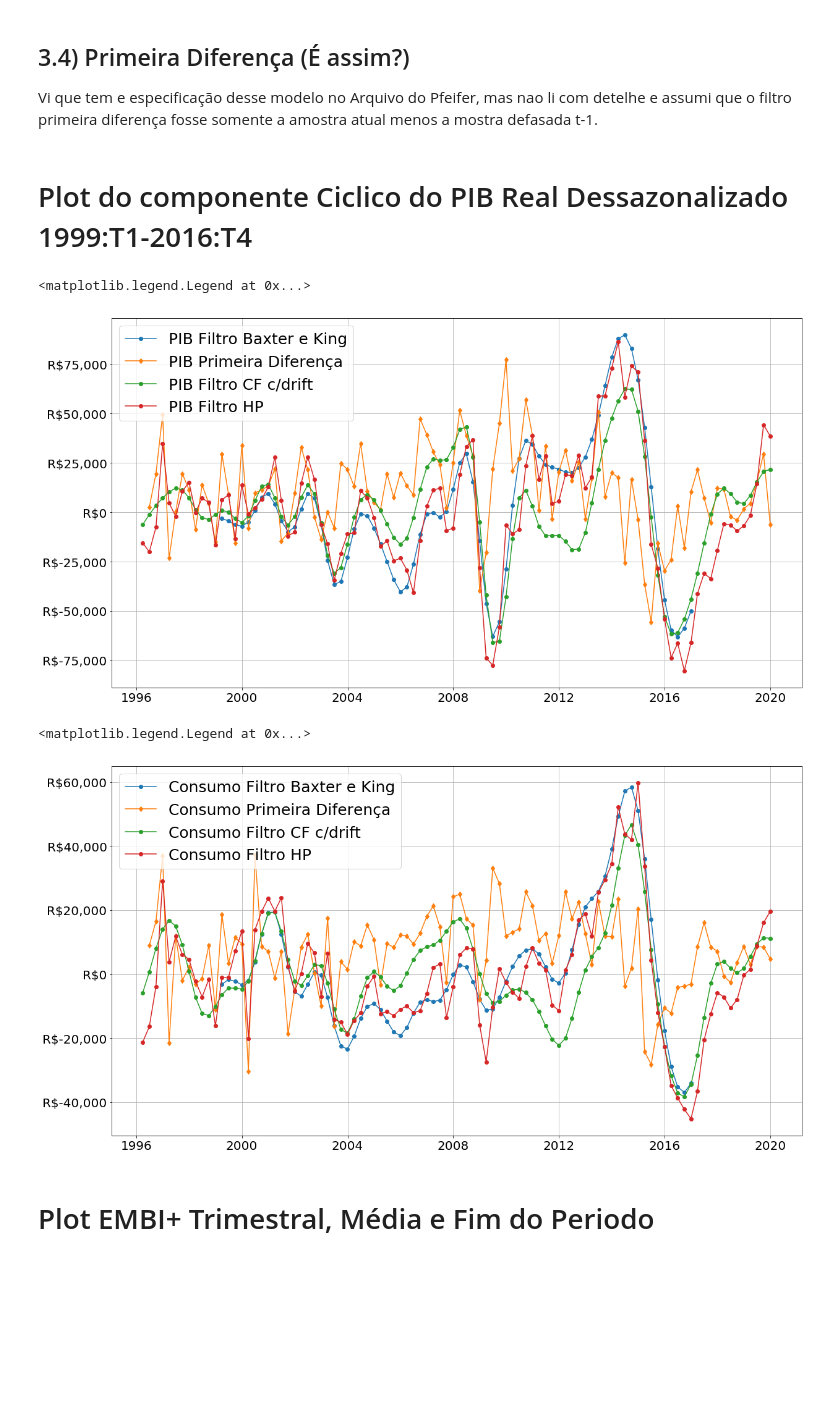
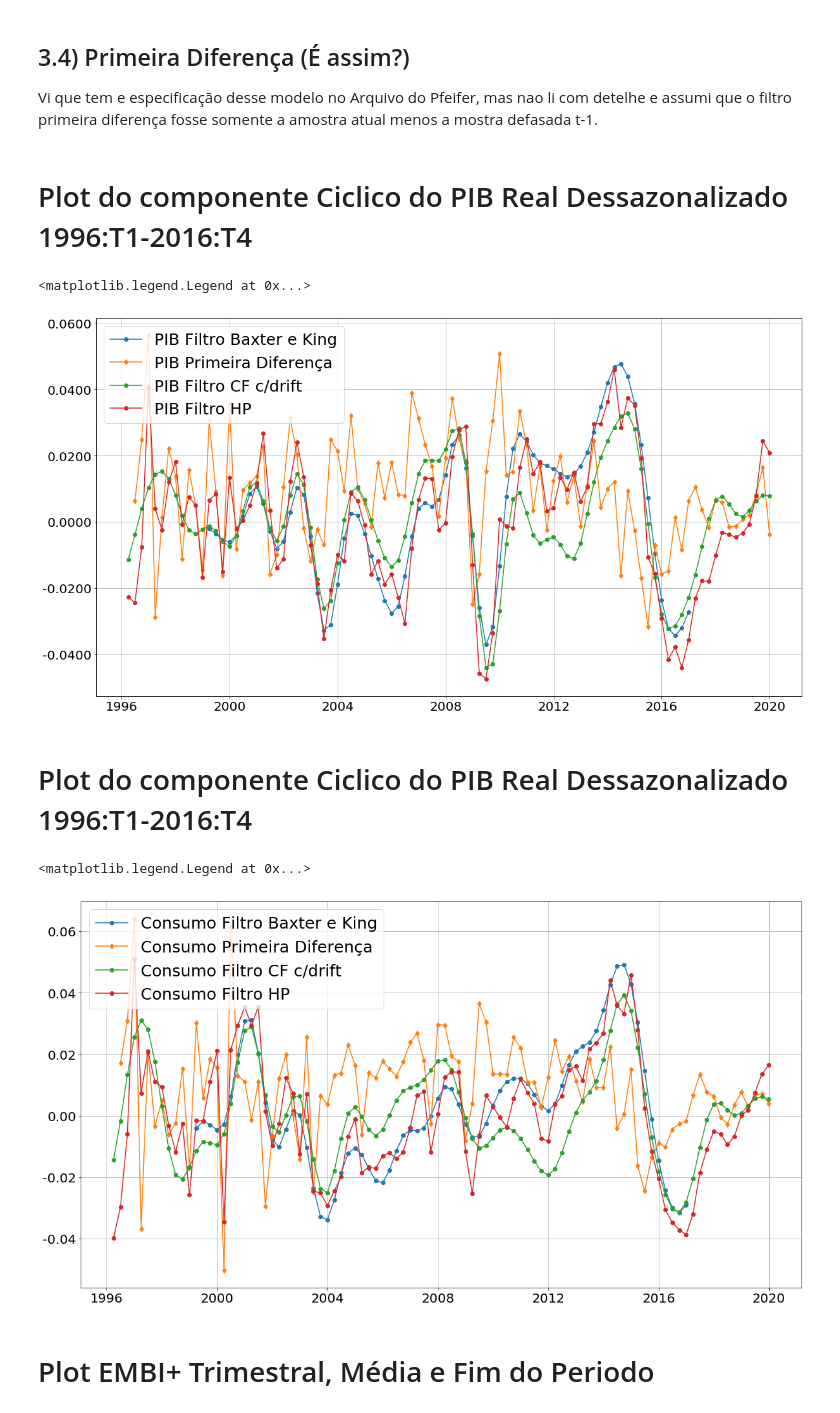
Before and after one commit to FredericoNunes/Artigos, a Jupyter notebook: programas/notebook/Aquivo Inicial, Tratamento dos Dados.ipynb, the cells around one changed output. Cells and saved outputs as stored; diff of their text form; code cells hidden in the pictures; blank space fills up the shorter version.

Commit message:
Log das Variveis e exportei os dados a serem filtrados

```diff
--- a/programas/notebook/Aquivo Inicial, Tratamento dos Dados.ipynb
+++ b/programas/notebook/Aquivo Inicial, Tratamento dos Dados.ipynb
@@ -12,6 +12,7 @@ Os dados do PIB real foram coletados de duas formas, uma via download direto do
 
 import os
 import pandas as pd
+import math
 from tabulate import tabulate
 diretorio = os.path.dirname(os.getcwd())
 local_arquivo = os.path.join(diretorio,
@@ -20,18 +21,19 @@ local_arquivo = os.path.join(diretorio,
 
 #abrindo o arquivo em dataframe no pandas
 dataframe = pd.read_excel(local_arquivo)
+
 #As datas dos arquivo ipeadata não são reconhecidos como data pelo python.
 #Abaixo crio uma serie de datas trimestrais e a incluo como indice (index) do dataframe pib_pm_deflacionado_ipca
-index = pd.date_range('1996-03',
+dataframe.index = pd.date_range('1996-03',
                       periods=len(dataframe['PIB  precos de mercado IPCA']),
                       freq='Q')
 
-dataframe.index = index
+dataframe['PIB  precos de mercado IPCA'] = [math.log(pib) for pib in dataframe['PIB  precos de mercado IPCA'].values]
+dataframe['PIB  consumo final  familias  IPCA'] = [math.log(pib) for pib in dataframe['PIB  consumo final  familias  IPCA'].values]
+
+
 #selecionando a coluna PIB a preços de marcado deflacionado pelo IPCA
 pib_pm_deflacionado_ipca = dataframe['PIB  precos de mercado IPCA']
 consumo_deflacionado_ipca = dataframe['PIB  consumo final  familias  IPCA']
 embi_media = dataframe['EMBI Média']
 embi_fim_periodo = dataframe['EMBI Fim de Período']
-
-#descomente a linha abaixo pra printar a serie
-#pib_pm_deflacionado_ipca
@@ -62,8 +85,18 @@ consumo_deflacionado_ipca_dessazonalizado = sm.x13.x13_arima_analysis(consumo_de
 
 
 dataframe_pib_pm_deflacionado_ipca_dessazonalizado = pd.DataFrame(pib_pm_deflacionado_ipca_dessazonalizado.seasadj)
+dataframe_pib_pm_deflacionado_ipca_dessazonalizado = dataframe_pib_pm_deflacionado_ipca_dessazonalizado.rename(columns={'seasadj':'PIB Real Dessazonalizado'})
 dataframe_consumo_deflacionado_ipca_dessazonalizado = pd.DataFrame(consumo_deflacionado_ipca_dessazonalizado.seasadj)
+dataframe_consumo_deflacionado_ipca_dessazonalizado = dataframe_consumo_deflacionado_ipca_dessazonalizado.rename(columns={'seasadj':'Consumo Real Dessazonalizado'})
 
 #Descomente para printar o ajuste
 #pib_pm_deflacionado_ipca_dessazonalizado.seasadj
+
+
+
+# Exportando os Dados de log do PIB e CONSUMO dessazonalizado para Excel
+Tabela_Dessazonalizada = pd.concat([dataframe_pib_pm_deflacionado_ipca_dessazonalizado,
+                                    dataframe_consumo_deflacionado_ipca_dessazonalizado], axis=1, sort=False)
+
+#Tabela_Dessazonalizada.to_excel('Tabela_Dessazonalizada.xls')
 # %% [markdown]
@@ -203,9 +236,9 @@ pib_deflacionado_primeira_diferenca = dataframe_pib_pm_deflacionado_ipca_dessazo
 
 consumo_deflacionado_primeira_diferenca = dataframe_consumo_deflacionado_ipca_dessazonalizado['seasadj'].diff()
 # %% [markdown]
-# Plot do componente Ciclico do PIB Real Dessazonalizado 1999:T1-2016:T4
+# Plot do componente Ciclico do PIB Real Dessazonalizado 1996:T1-2016:T4
 # %%
-fmt = 'R${x:,.0f}'
+fmt = '{x:,.4f}'
 tick = mtick.StrMethodFormatter(fmt)
 
 
@@ -242,8 +275,8 @@ ax.plot(pib_cf_filter_cycle_cf_drift.index,
 #        label='PIB Filtro CF s/drift')
 
 # Plot do Compenente ciclico da série do pib real dessazonalizado filtro HP.
-ax.plot(pib_cf_filter_cycle_hp.index,
-        pib_cf_filter_cycle_hp.values,
+ax.plot(pib_hp_filter_cycle.index,
+        pib_hp_filter_cycle.values,
         '-o',
         label='PIB Filtro HP')
 
@@ -256,9 +289,11 @@ ax.legend(loc="upper left",
           fontsize=25)
 # %% [output]
 <matplotlib.legend.Legend at 0x...>
-[figure, old version]
+[figure, new version]
+# %% [markdown]
+# Plot do componente Ciclico do PIB Real Dessazonalizado 1996:T1-2016:T4
 # %%
-fmt = 'R${x:,.0f}'
+fmt = '{x:,.2f}'
 tick = mtick.StrMethodFormatter(fmt)
 
 
@@ -282,34 +317,34 @@ ax.plot(consumo_deflacionado_primeira_diferenca.index,
 
 # Plot do Compenente ciclico da série do pib real dessazonalizado filtro Christiano Fitzgerald asymmetric, random walk filter.
 ax.plot(consumo_cf_filter_cycle_cf_drift.index,
         consumo_cf_filter_cycle_cf_drift.values,
         '-o',
         label='Consumo Filtro CF c/drift')
 
 
 
 # Plot do Compenente ciclico da série do pib real dessazonalizado filtro Christiano Fitzgerald sem drift
 #ax.plot(pib_cf_filter_cycle_cf_drift_s.index,
 #        pib_cf_filter_cycle_cf_drift_s.values,
 #        '-o',
 #        label='PIB Filtro CF s/drift')
 
 # Plot do Compenente ciclico da série do pib real dessazonalizado filtro HP.
 ax.plot(consumo_hp_filter_cycle.index,
         consumo_hp_filter_cycle.values,
         '-o',
         label='Consumo Filtro HP')
 
 
 # Adicionando linhas verticais e horizontais
 ax.grid(True)
 
 # Adicionando as legndas
 ax.legend(loc="upper left",
           fontsize=25)
 # %% [output]
 <matplotlib.legend.Legend at 0x...>
-[figure, old version]
+[figure, new version]
 # %% [markdown]
 # Plot EMBI+ Trimestral, Média e Fim do Periodo
 # %%
```
Also changed, not shown: parts of 9 cells of this notebook, 3 other files.
